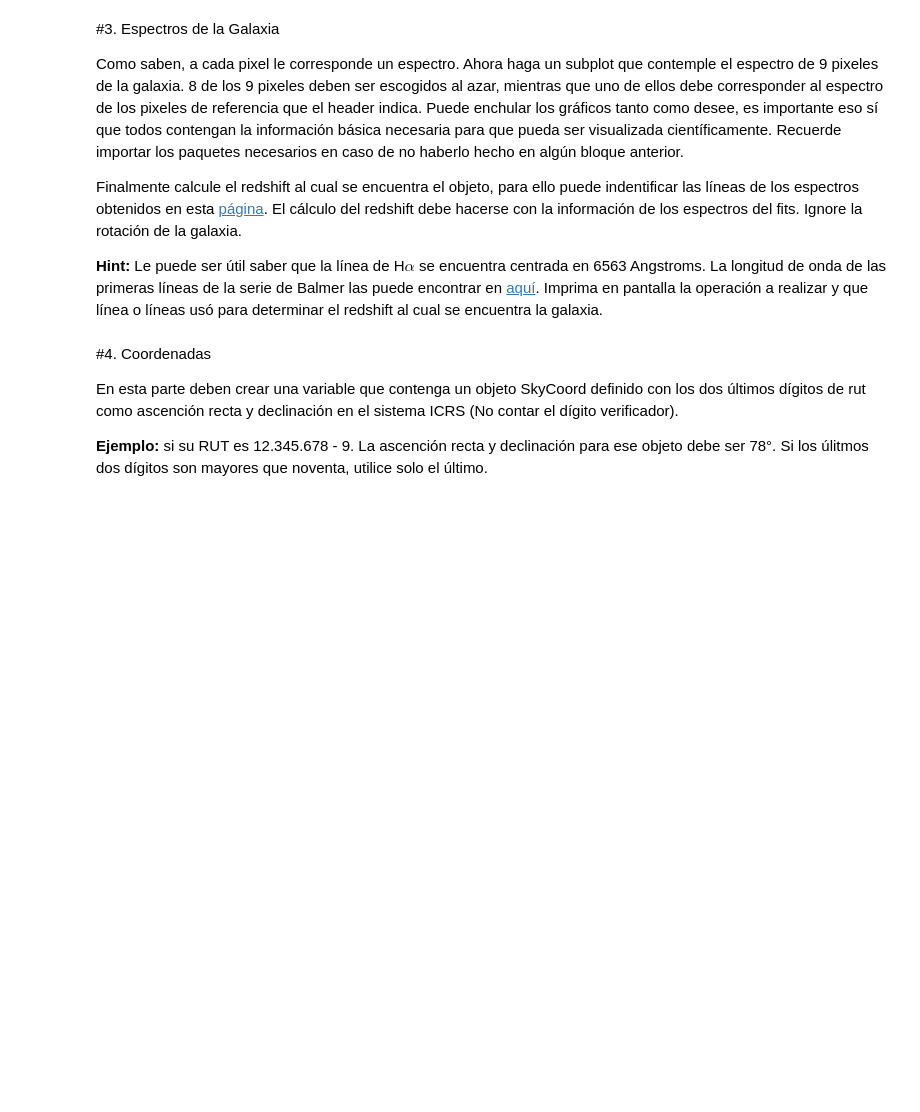
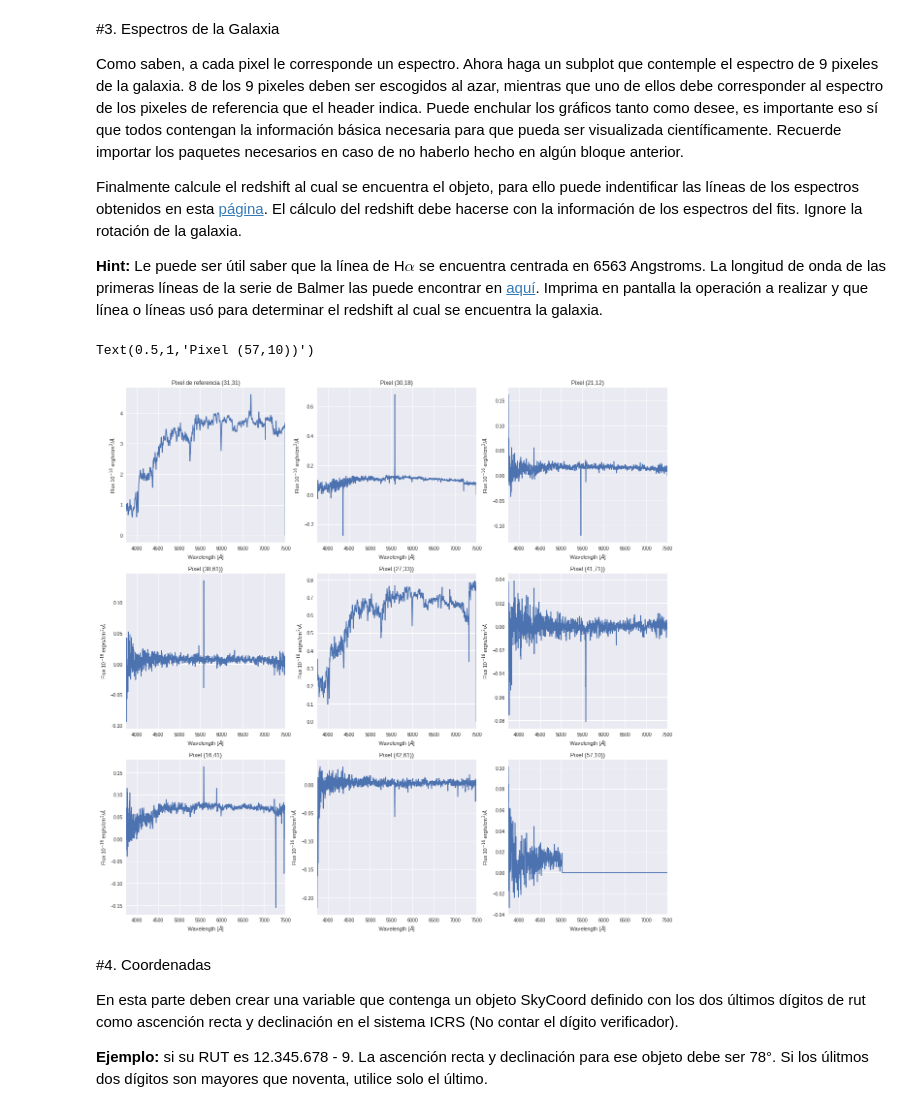
Before and after one commit to DanielaM8/minitarea4, a Jupyter notebook: minitarea4.ipynb, the cells around one changed output. Drawn from its saved outputs; the diff is of its cells as text; code cells hidden in the pictures; blank space fills up the shorter version.

```diff
--- a/minitarea4.ipynb
+++ b/minitarea4.ipynb
@@ -108,0 +141,75 @@ ax[0].set_label('Flux [10$^{-16}$ erg/s/cm$^2$/$\AA$]')
+# %%
+delt1 = np.arange(0,header['NAXIS1']) - (header['CRPIX1']-1)
+step1 = delt1*header['CD1_1']
+ra = step1 + header['CRVAL1']
+
+delt2 = np.arange(0,header['NAXIS2']) - (header['CRPIX2']-1)
+step2 = delt2*header['CD2_2']
+dec = step2 + header['CRVAL2']
+
+delt3 = np.arange(0,header['NAXIS3'])
+step3 = delt3*header['CD3_3']
+lo = step3 + header['CRVAL3']
+
+fig2, axs=plt.subplots(figsize=(20,20),ncols=3,nrows=3)
+
+#Valor de referencia del Header:
+
+axs[0,0].plot(lo,data[:,31,31])
+axs[0,0].set_xlim(3750,7500)
+axs[0,0].set_xlabel('Wavelength [$\AA$]')
+axs[0,0].set_ylabel('Flux 10$^{-16}$ erg/s/cm$^2$/$\AA$')
+axs[0,0].set_title('Pixel de referencia (31,31)')
+
+#Valores escogidos al azar
+
+axs[0,1].plot(lo,data[:,30,18])
+axs[0,1].set_xlim(3750,7500)
+axs[0,1].set_xlabel('Wavelength [$\AA$]')
+axs[0,1].set_ylabel('Flux 10$^{-16}$ erg/s/cm$^2$/$\AA$')
+axs[0,1].set_title('Pixel (30,18)')
+
+axs[0,2].plot(lo,data[:,21,12])
+axs[0,2].set_xlim(3750,7500)
+axs[0,2].set_xlabel('Wavelength [$\AA$]')
+axs[0,2].set_ylabel('Flux 10$^{-16}$ erg/s/cm$^2$/$\AA$')
+axs[0,2].set_title('Pixel (21,12)')
+
+axs[1,0].plot(lo,data[:,38,61])
+axs[1,0].set_xlim(3750,7500)
+axs[1,0].set_xlabel('Wavelength [$\AA$]')
+axs[1,0].set_ylabel('Flux 10$^{-16}$ erg/s/cm$^2$/$\AA$')
+axs[1,0].set_title('Pixel (38,61))')
+
+axs[1,1].plot(lo,data[:,27,33])
+axs[1,1].set_xlim(3750,7500)
+axs[1,1].set_xlabel('Wavelength [$\AA$]')
+axs[1,1].set_ylabel('Flux 10$^{-16}$ erg/s/cm$^2$/$\AA$')
+axs[1,1].set_title('Pixel (27,33))')
+
+axs[1,2].plot(lo,data[:,41,71])
+axs[1,2].set_xlim(3750,7500)
+axs[1,2].set_xlabel('Wavelength [$\AA$]')
+axs[1,2].set_ylabel('Flux 10$^{-16}$ erg/s/cm$^2$/$\AA$')
+axs[1,2].set_title('Pixel (41,71))')
+
+axs[2,0].plot(lo,data[:,16,41])
+axs[2,0].set_xlim(3750,7500)
+axs[2,0].set_xlabel('Wavelength [$\AA$]')
+axs[2,0].set_ylabel('Flux 10$^{-16}$ erg/s/cm$^2$/$\AA$')
+axs[2,0].set_title('Pixel (16,41)')
+
+axs[2,1].plot(lo,data[:,42,61])
+axs[2,1].set_xlim(3750,7500)
+axs[2,1].set_xlabel('Wavelength [$\AA$]')
+axs[2,1].set_ylabel('Flux 10$^{-16}$ erg/s/cm$^2$/$\AA$')
+axs[2,1].set_title('Pixel (42,61))')
+
+axs[2,2].plot(lo,data[:,57,10])
+axs[2,2].set_xlim(3750,7500)
+axs[2,2].set_xlabel('Wavelength [$\AA$]')
+axs[2,2].set_ylabel('Flux 10$^{-16}$ erg/s/cm$^2$/$\AA$')
+axs[2,2].set_title('Pixel (57,10))')
+# %% [output]
+Text(0.5,1,'Pixel (57,10))')
+[figure, added]
```
Also changed, not shown: parts of 3 cells of this notebook.
